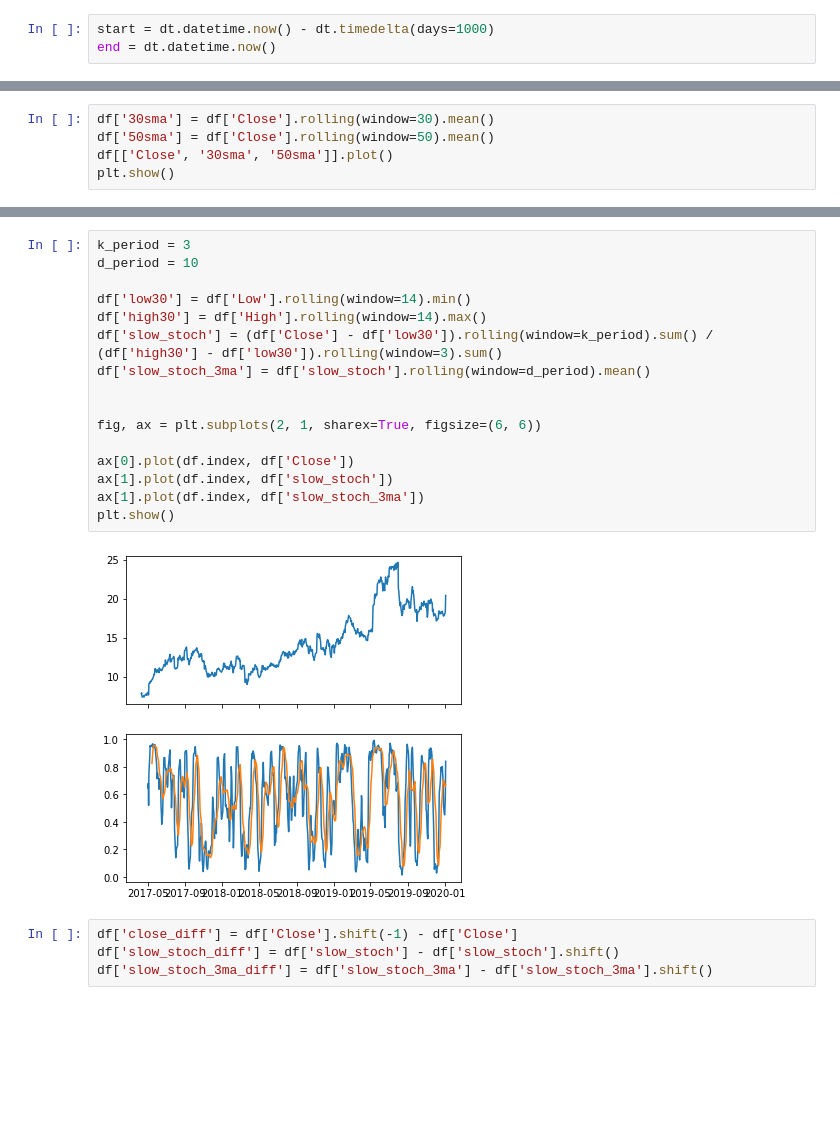
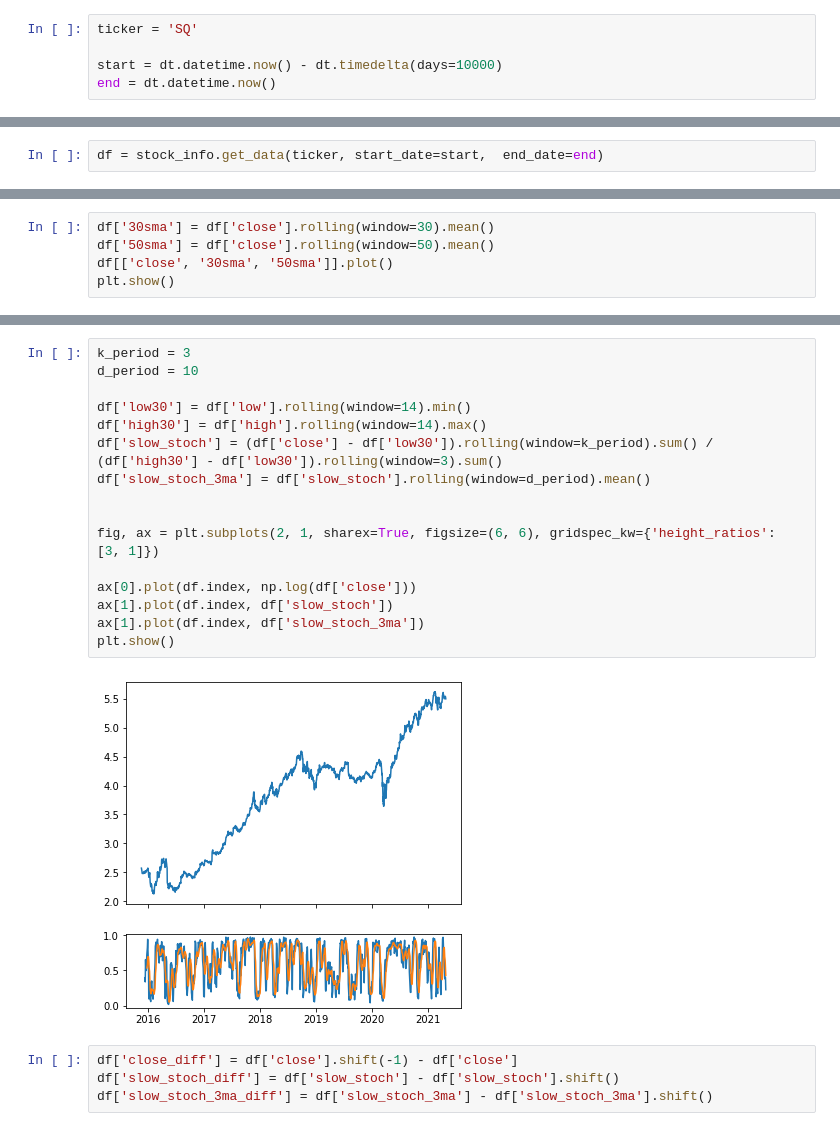
Before and after one commit to carterce1997/ideas, a Jupyter notebook: Finance.ipynb, the cells around one changed output, grey strips where cells are left out. Cells and saved outputs as stored; diff of their text form; blank space fills up the shorter version.

```diff
--- a/Finance.ipynb
+++ b/Finance.ipynb
@@ -10,3 +33,5 @@ from sklearn.metrics import roc_curve
 # %%
-start = dt.datetime.now() - dt.timedelta(days=1000)
+ticker = 'SQ'
+
+start = dt.datetime.now() - dt.timedelta(days=10000)
 end = dt.datetime.now()
@@ -15,3 +38,5 @@ df = web.DataReader("KTOS", 'yahoo', start, end)
+# %%
+df = stock_info.get_data(ticker, start_date=start,  end_date=end)
 # %%
 df.head()
 # %% [output]
@@ -25,6 +49,6 @@ df.head()
 # %%
-df['30sma'] = df['Close'].rolling(window=30).mean()
-df['50sma'] = df['Close'].rolling(window=50).mean()
-df[['Close', '30sma', '50sma']].plot()
+df['30sma'] = df['close'].rolling(window=30).mean()
+df['50sma'] = df['close'].rolling(window=50).mean()
+df[['close', '30sma', '50sma']].plot()
 plt.show()
 # %% [output]
@@ -32,23 +56,23 @@ plt.show()
 # %%
 k_period = 3
 d_period = 10
 
-df['low30'] = df['Low'].rolling(window=14).min()
-df['high30'] = df['High'].rolling(window=14).max()
-df['slow_stoch'] = (df['Close'] - df['low30']).rolling(window=k_period).sum() / (df['high30'] - df['low30']).rolling(window=3).sum()
+df['low30'] = df['low'].rolling(window=14).min()
+df['high30'] = df['high'].rolling(window=14).max()
+df['slow_stoch'] = (df['close'] - df['low30']).rolling(window=k_period).sum() / (df['high30'] - df['low30']).rolling(window=3).sum()
 df['slow_stoch_3ma'] = df['slow_stoch'].rolling(window=d_period).mean()
 
 
-fig, ax = plt.subplots(2, 1, sharex=True, figsize=(6, 6))
+fig, ax = plt.subplots(2, 1, sharex=True, figsize=(6, 6), gridspec_kw={'height_ratios': [3, 1]})
 
-ax[0].plot(df.index, df['Close'])
+ax[0].plot(df.index, np.log(df['close']))
 ax[1].plot(df.index, df['slow_stoch'])
 ax[1].plot(df.index, df['slow_stoch_3ma'])
 plt.show()
 # %% [output]
-[figure, old version]
+[figure, new version]
 # %%
-df['close_diff'] = df['Close'].shift(-1) - df['Close']
+df['close_diff'] = df['close'].shift(-1) - df['close']
 df['slow_stoch_diff'] = df['slow_stoch'] - df['slow_stoch'].shift()
 df['slow_stoch_3ma_diff'] = df['slow_stoch_3ma'] - df['slow_stoch_3ma'].shift()
 # %%
```
Also changed, not shown: parts of 15 cells of this notebook, 3 other files.
